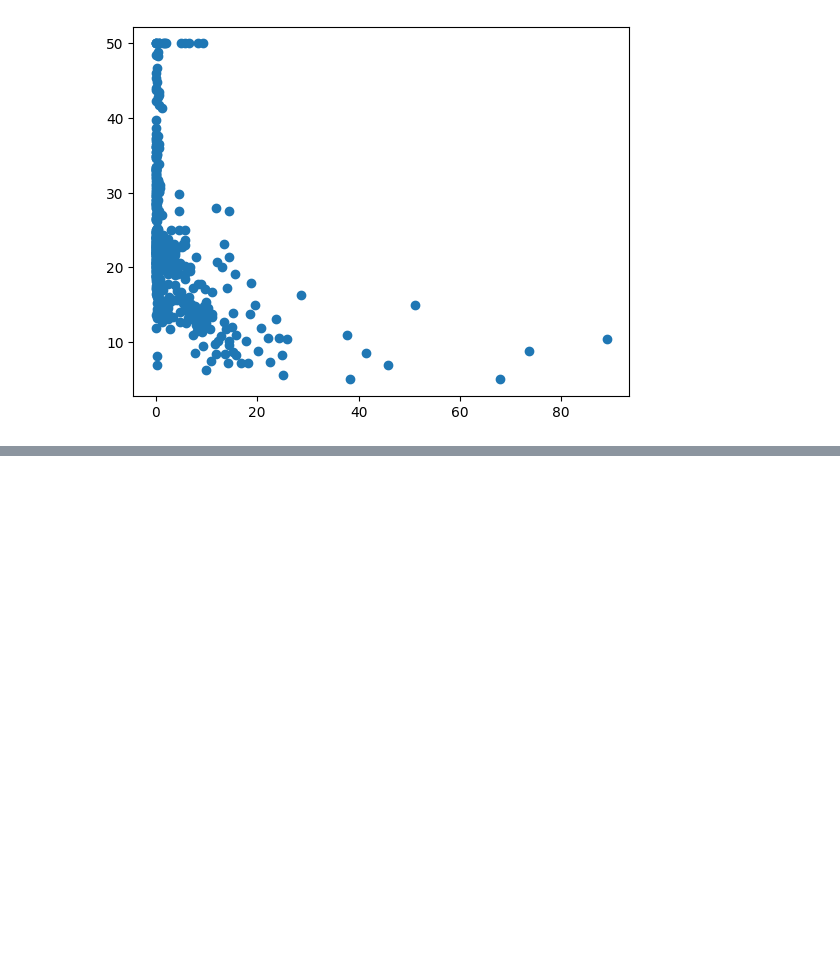
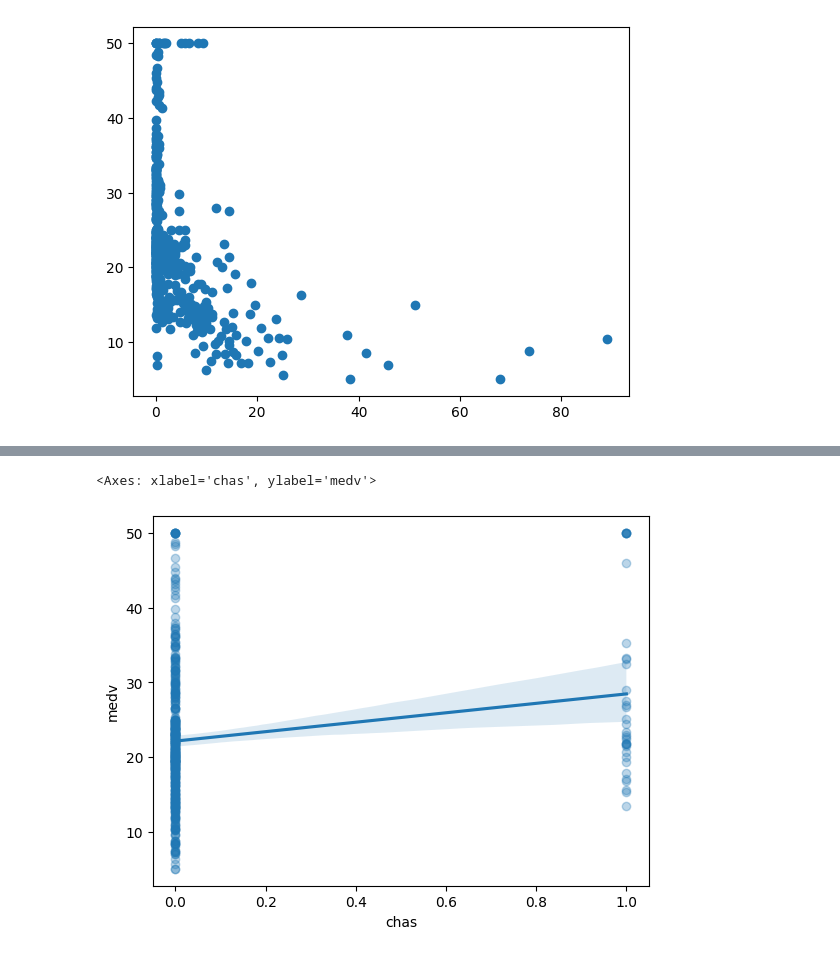
Before and after one commit to Hassan3924/Boston-Housing-Price-Prediction, a Jupyter notebook: boston_price_prediction.ipynb, the cells around one changed output, grey strips where cells are left out. Drawn from its saved outputs; the diff is of its cells as text; code cells hidden in the pictures; blank space fills up the shorter version.

```diff
--- a/boston_price_prediction.ipynb
+++ b/boston_price_prediction.ipynb
@@ -98,0 +114,5 @@ plt.scatter(boston['crim'], boston['medv'])
+# %%
+sns.regplot(data=boston, x="chas", y="medv",  scatter_kws={"alpha": 0.3})
+# %% [output]
+<Axes: xlabel='chas', ylabel='medv'>
+[figure, added]
```
Also changed, not shown: parts of 22 cells of this notebook.
